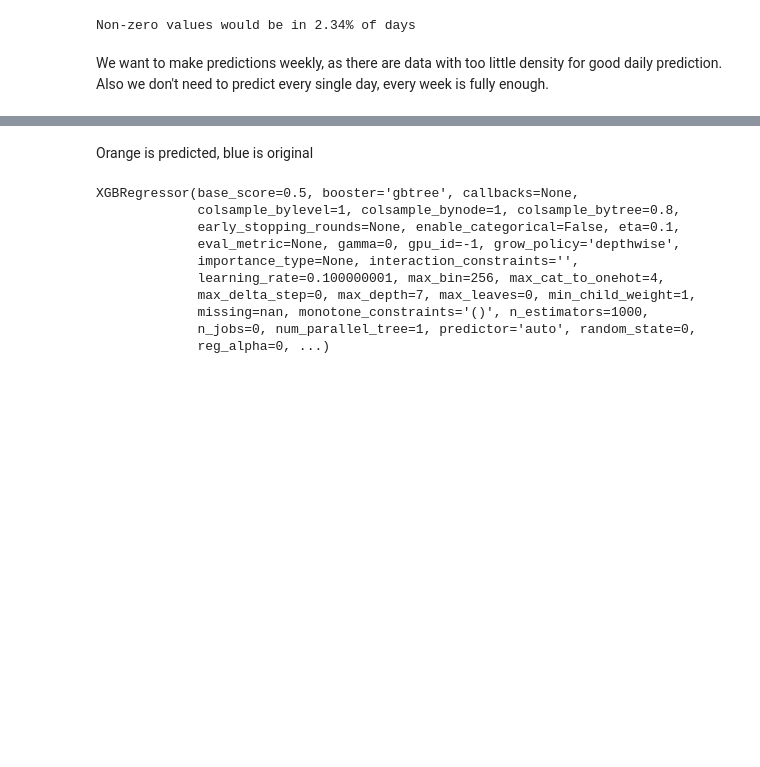
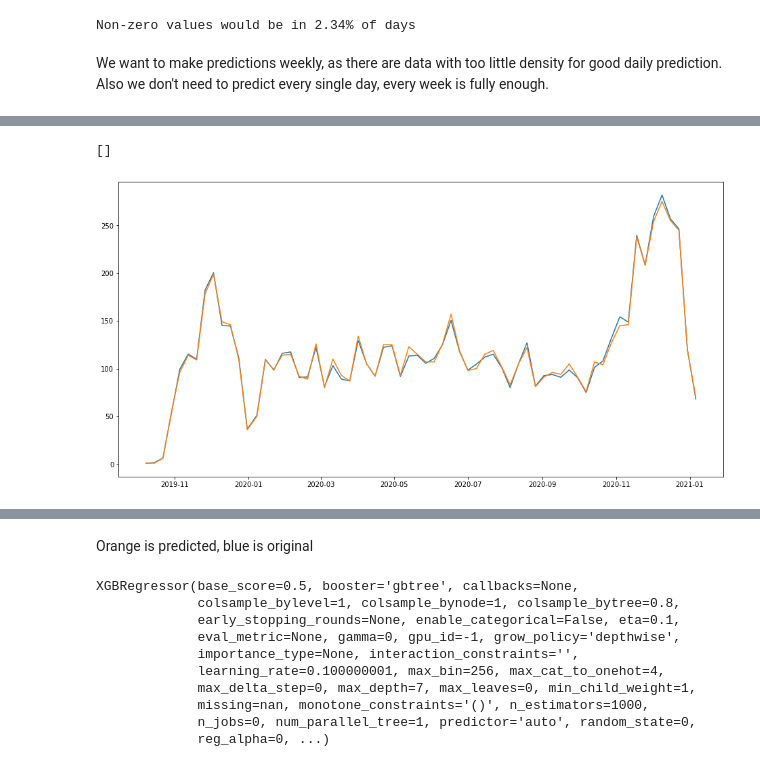
Before and after one commit to xSchon/BP, a Jupyter notebook: Preprocessing.ipynb, the cells around one changed output, grey strips where cells are left out. Saved outputs shown, nothing was run; the diff lists cells and outputs as text; code cells hidden in the pictures; blank space fills up the shorter version.

Commit message:
Bad tests

```diff
--- a/Preprocessing.ipynb
+++ b/Preprocessing.ipynb
@@ -617,8 +617,8 @@ def encode_values(df : pd.DataFrame) -> pd.DataFrame:
     return scaled
     return df
 # %%
-train = weekly_sales[weekly_sales.year < 2022]
-test = weekly_sales[weekly_sales.year == 2022]
+train = weekly_sales[weekly_sales.year < 2021]
+test = weekly_sales[weekly_sales.year == 2021]
 
 
 X_train = train.drop(labels=['quantity_sold'], axis=1)
@@ -629,22 +629,11 @@ y_test = test[['quantity_sold']]
 
 relative_dates = [date(int(train.iloc[i].year), 1, 1) + relativedelta(weeks =+ train.iloc[i].week) for i in range(len(train.index))]
 relative_dates_test = [date(int(test.iloc[i].year), 1, 1) + relativedelta(weeks =+ test.iloc[i].week) for i in range(len(test.index))]
-all_dates = [date(int(weekly_sales.iloc[i].year), 1, 1) + relativedelta(weeks =+ weekly_sales.iloc[i].week) for i in range(len(weekly_sales.index))]
 # %%
 X_train = encode_values(X_train)
 X_test = encode_values(X_test)
-# %%
-"""
-# Normalize y too
-y_train = (y_train / max(y_train.values)).values
-y_test = (y_test / max(y_test.values)).values
-
-y_train = y_train.reshape((y_train.shape[0],))
-y_test = y_test.reshape((y_test.shape[0],))
-
-"""
 # %%
-xgb = XGBRegressor(learning_rate = 0.1, n_estimators=10000,
+xgb = XGBRegressor(learning_rate = 0.1, n_estimators=1000,
                            max_depth=5, min_child_weight=1,
                            gamma=0, subsample=0.8,
                            colsample_bytree=0.8, objective= "reg:squarederror",
@@ -659,7 +659,10 @@ predicted_test = xgb.predict(X_test)
 #predicted_test[predicted_test < 0] = 0
 # %%
 plt.plot(pd.DataFrame({'relative_dates' : relative_dates, 'values' : predicted}).groupby('relative_dates').sum())
-plt.plot(pd.DataFrame({'relative_dates' : relative_dates, 'values' : y_train}).groupby('relative_dates').sum())
+plt.plot(pd.DataFrame({'relative_dates' : relative_dates, 'values' : y_train.quantity_sold}).groupby('relative_dates').sum())
 plt.plot()
+# %% [output]
+[]
+[figure, added]
 # %%
 plt.plot(pd.DataFrame({'relative_dates' : relative_dates_test, 'values' : predicted_test}).groupby('relative_dates').sum())
```
Also changed, not shown: parts of 5 cells of this notebook.
